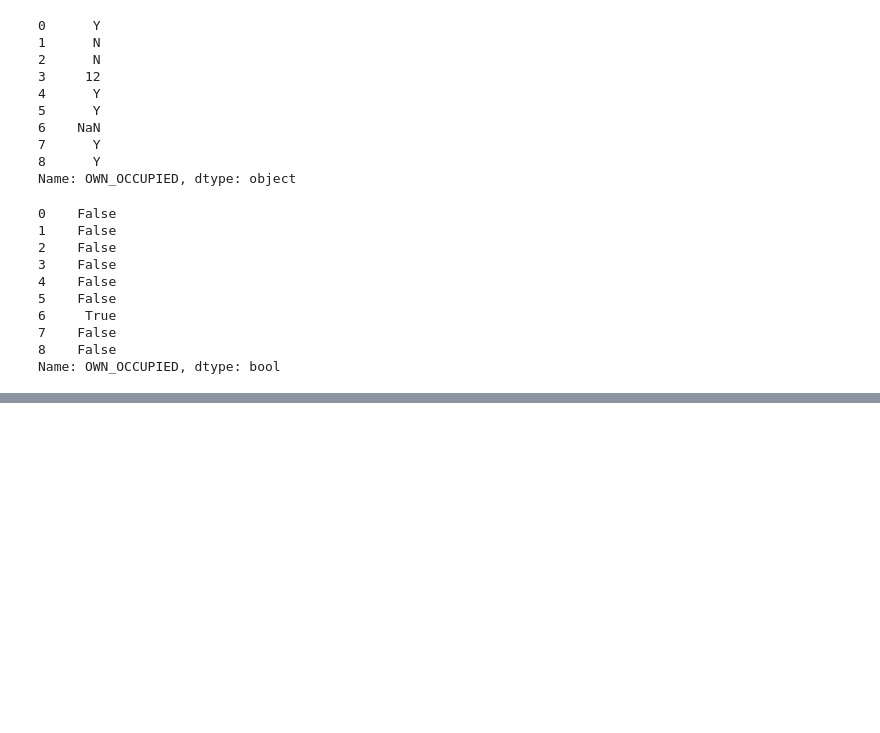
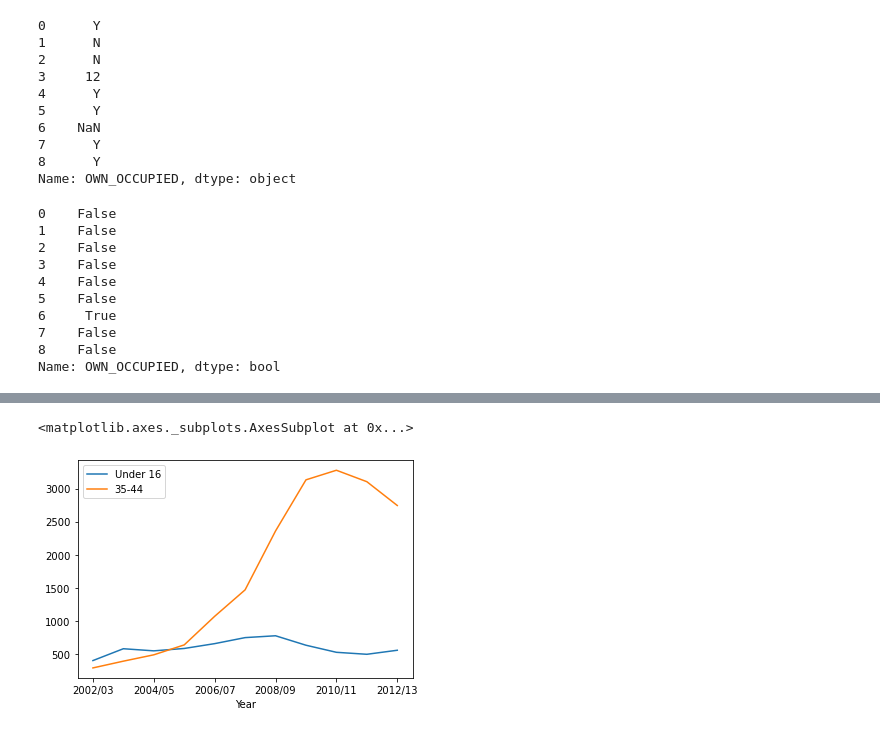
Before and after one commit to pramudityad/h8-48, a Jupyter notebook: sec6.ipynb, the cells around one changed output, grey strips where cells are left out. Cells and saved outputs as stored; diff of their text form; code cells hidden in the pictures; blank space fills up the shorter version.

```diff
--- a/sec6.ipynb
+++ b/sec6.ipynb
@@ -170,0 +229,6 @@ dtype: int64
+# %%
+data_age['Under 16'].plot(label="Under 16", legend=True)
+data_age['35-44'].plot(label="35-44", legend=True)
+# %% [output]
+<matplotlib.axes._subplots.AxesSubplot at 0x...>
+[figure, added]
```
Also changed, not shown: parts of 40 cells of this notebook, 12 other files.
